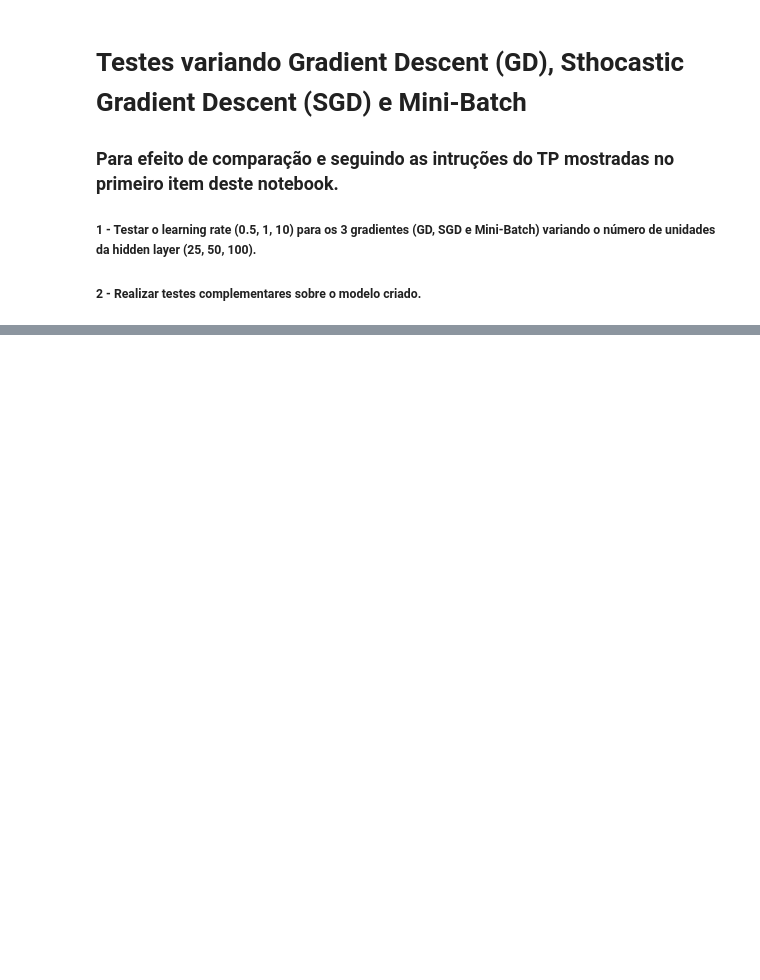
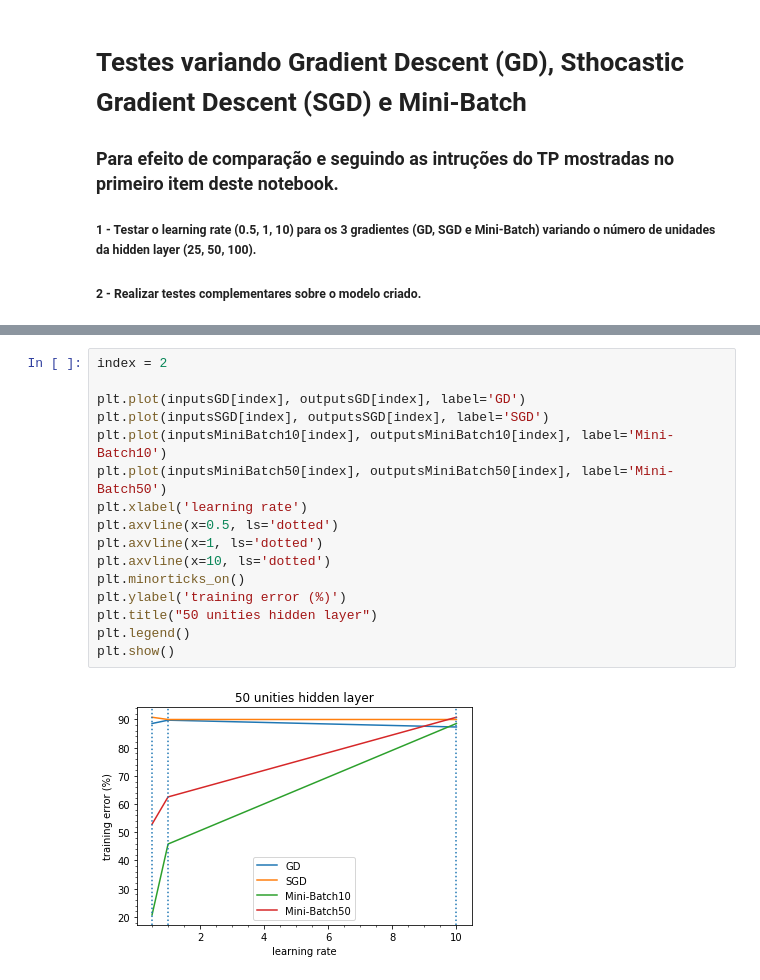
Before and after one commit to gesteves91/tp-ml, a Jupyter notebook: Neural-Network.ipynb, the cells around one changed output, grey strips where cells are left out. Saved outputs shown, nothing was run; the diff lists cells and outputs as text; blank space fills up the shorter version.

```diff
--- a/Neural-Network.ipynb
+++ b/Neural-Network.ipynb
@@ -970,0 +495,18 @@ Primeiramente, vimos dos três gráficos moestrados acima que
+# %%
+index = 2
+
+plt.plot(inputsGD[index], outputsGD[index], label='GD')
+plt.plot(inputsSGD[index], outputsSGD[index], label='SGD')
+plt.plot(inputsMiniBatch10[index], outputsMiniBatch10[index], label='Mini-Batch10')
+plt.plot(inputsMiniBatch50[index], outputsMiniBatch50[index], label='Mini-Batch50')
+plt.xlabel('learning rate')
+plt.axvline(x=0.5, ls='dotted')
+plt.axvline(x=1, ls='dotted')
+plt.axvline(x=10, ls='dotted')
+plt.minorticks_on()
+plt.ylabel('training error (%)')
+plt.title("50 unities hidden layer")
+plt.legend()
+plt.show()
+# %% [output]
+[figure, added]
```
Also changed, not shown: parts of 91 cells of this notebook.
